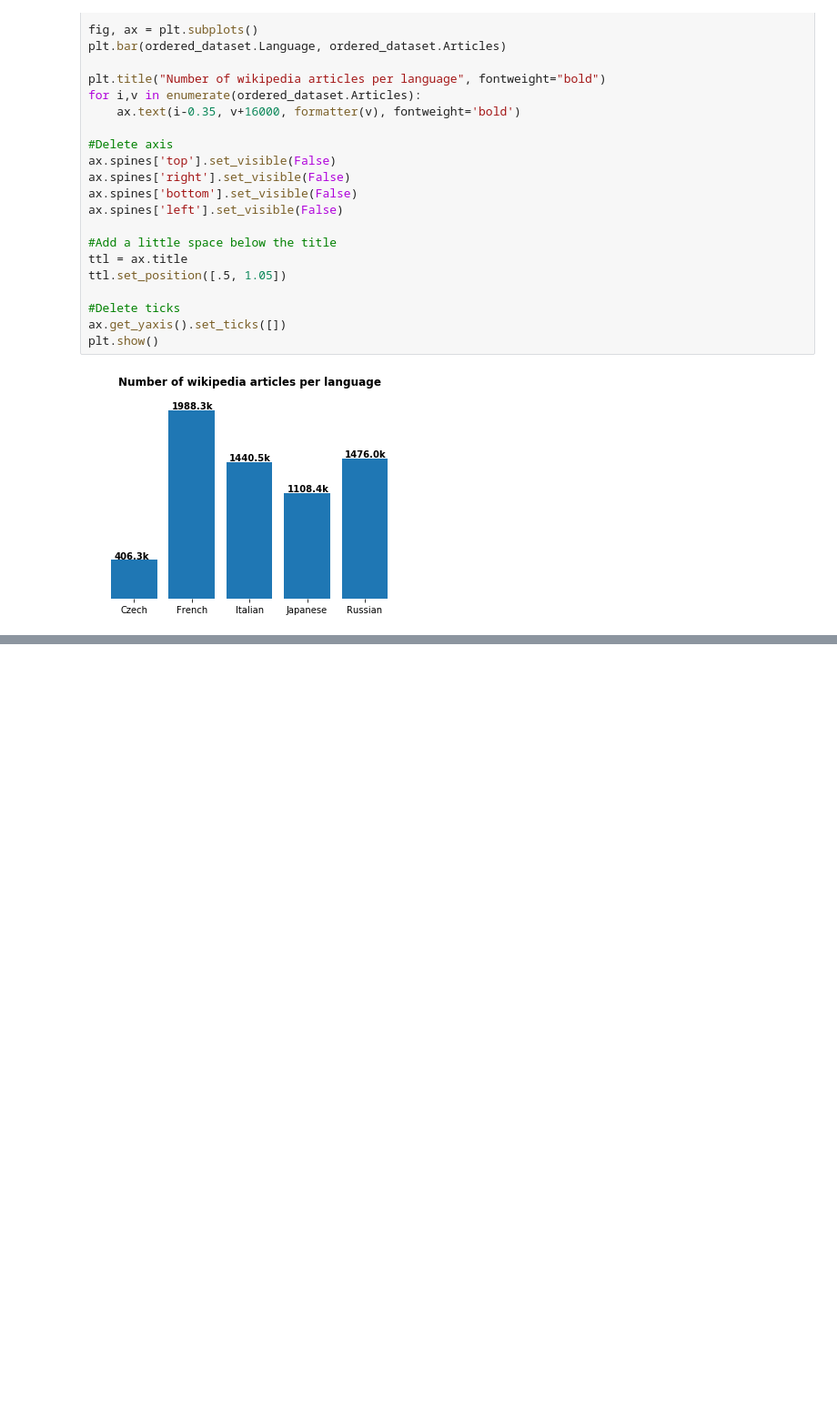
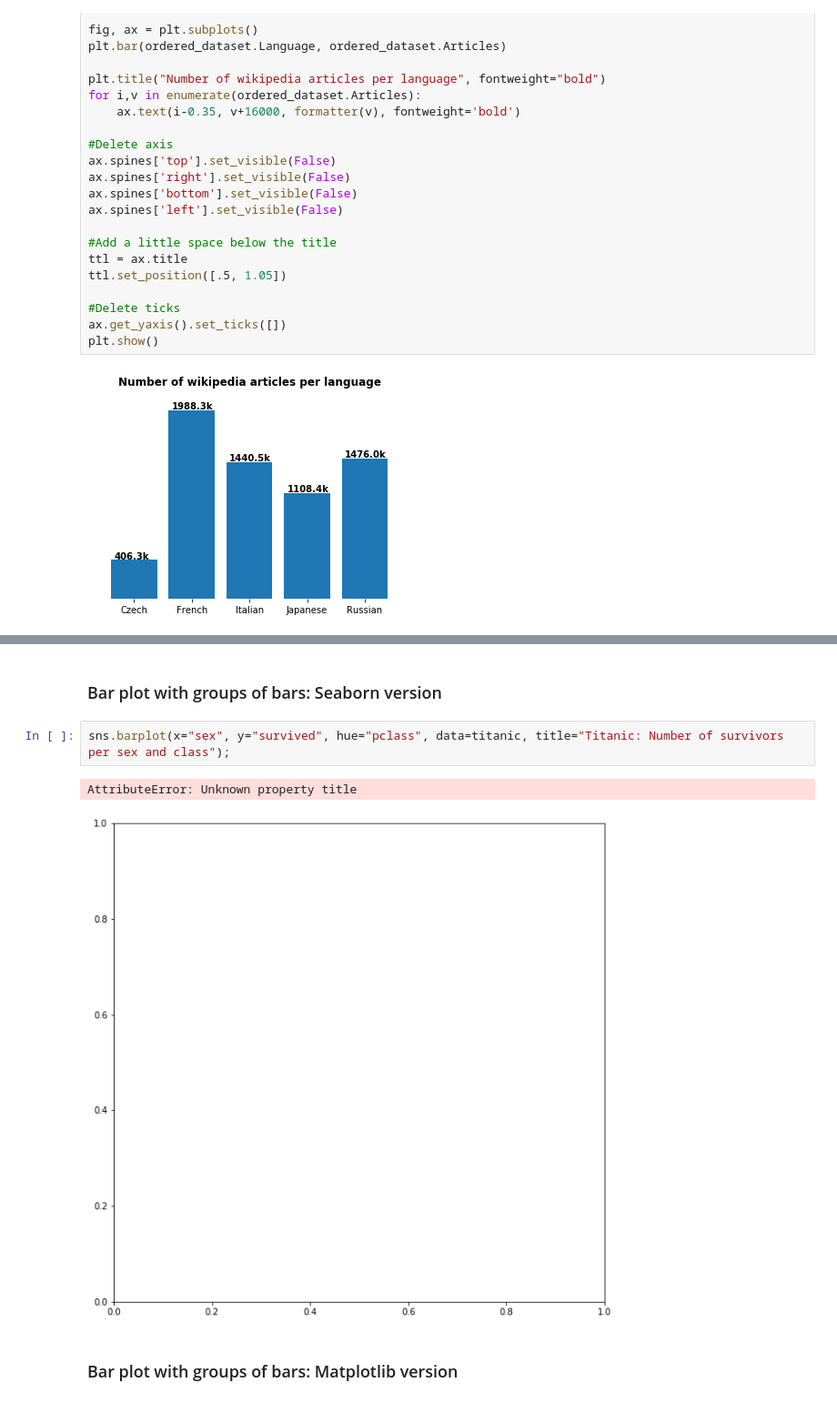
Before and after one commit to AguilaCudicio/PythonGraphs, a Jupyter notebook: BarGraphs.ipynb, the cells around one changed output, grey strips where cells are left out. Shown at 91% size. Cells and saved outputs as stored; diff of their text form; blank space fills up the shorter version.

```diff
--- a/BarGraphs.ipynb
+++ b/BarGraphs.ipynb
@@ -107,0 +133,9 @@ plt.show()
+# %% [markdown]
+### Bar plot with groups of bars: Seaborn version
+# %%
+sns.barplot(x="sex", y="survived", hue="pclass", data=titanic, title="Titanic: Number of survivors per sex and class");
+# %% [output]
+AttributeError: Unknown property title
+[figure, added]
+# %% [markdown]
+### Bar plot with groups of bars: Matplotlib version
```
Also changed, not shown: parts of 9 cells of this notebook.
